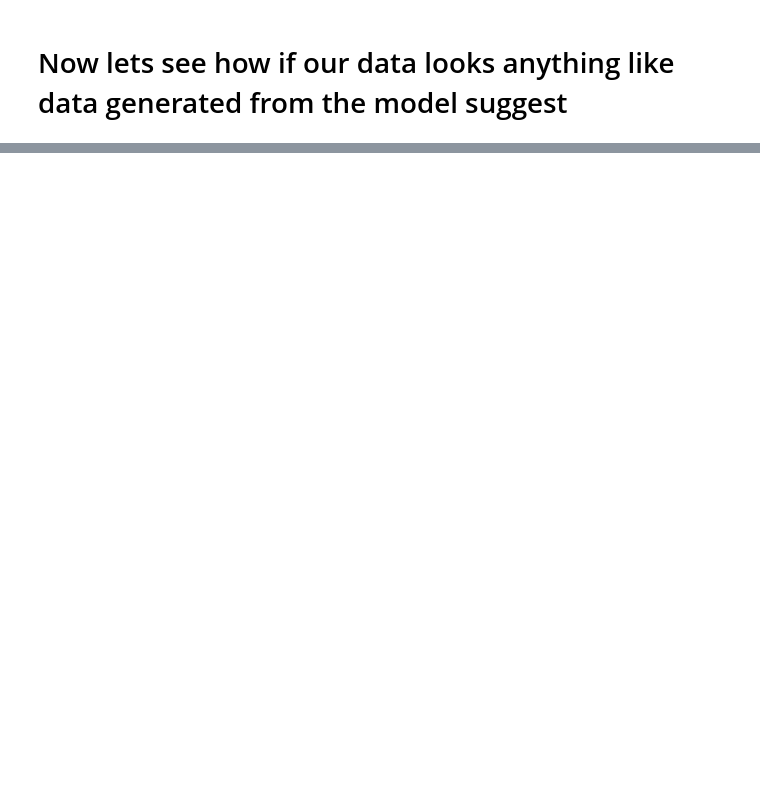
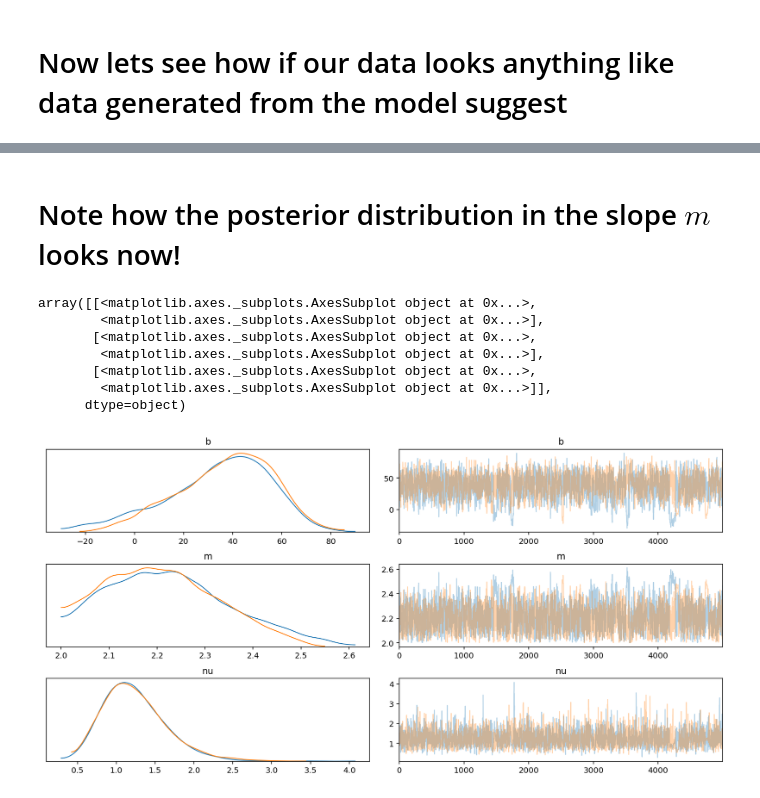
Before and after one commit to gnarayan/ast596_2020_Spring, a Jupyter notebook: lecture/07/week07.ipynb, the cells around one changed output, grey strips where cells are left out. Drawn from its saved outputs; the diff is of its cells as text; code cells hidden in the pictures; blank space fills up the shorter version.

```diff
--- a/lecture/07/week07.ipynb
+++ b/lecture/07/week07.ipynb
@@ -208,0 +254,26 @@ ppc = pm.sample_posterior_predictive(samples_ols, samples=500, model=model)
+# %%
+import theano.tensor as tt
+
+with pm.Model() as model2:
+    # write down expressions for the priors on the slope and intercept of the line
+
+    # https://docs.pymc.io/api/distributions/continuous.html
+    # they are all in the form of
+    # Distribution('variable name', parameters of distribution)
+    # e.g. Normal('blah', mu=0, sigma=1)
+
+    b = pm.Normal('b', mu=60, sigma=70)
+    m = pm.Bound(pm.Normal, lower=2)('m', mu=2.0, sigma=5.0)
+    nu = pm.HalfCauchy('nu', beta=3)
+
+    # write down your model
+    ymod = m*x + b
+
+
+    # and write down your likelihood function
+    # pymc3 accepts keywords, observed for the data
+    likelihood = pm.StudentT('likelihoodT', mu=ymod, nu=nu, sigma=dy, observed=y)
+
+
+    # and then to sample!
+    samples_T = pm.sample(5000, cores=2) # draw 5000 posterior samples
@@ -208,0 +288,13 @@ ppc = pm.sample_posterior_predictive(samples_ols, samples=500, model=model)
+# %% [markdown]
+# Note how the posterior distribution in the slope $m$ looks now!
+# %%
+pm.traceplot(samples_T)
+# %% [output]
+array([[<matplotlib.axes._subplots.AxesSubplot object at 0x...>,
+        <matplotlib.axes._subplots.AxesSubplot object at 0x...>],
+       [<matplotlib.axes._subplots.AxesSubplot object at 0x...>,
+        <matplotlib.axes._subplots.AxesSubplot object at 0x...>],
+       [<matplotlib.axes._subplots.AxesSubplot object at 0x...>,
+        <matplotlib.axes._subplots.AxesSubplot object at 0x...>]],
+      dtype=object)
+[figure, added]
```
Also changed, not shown: parts of 12 cells of this notebook.
